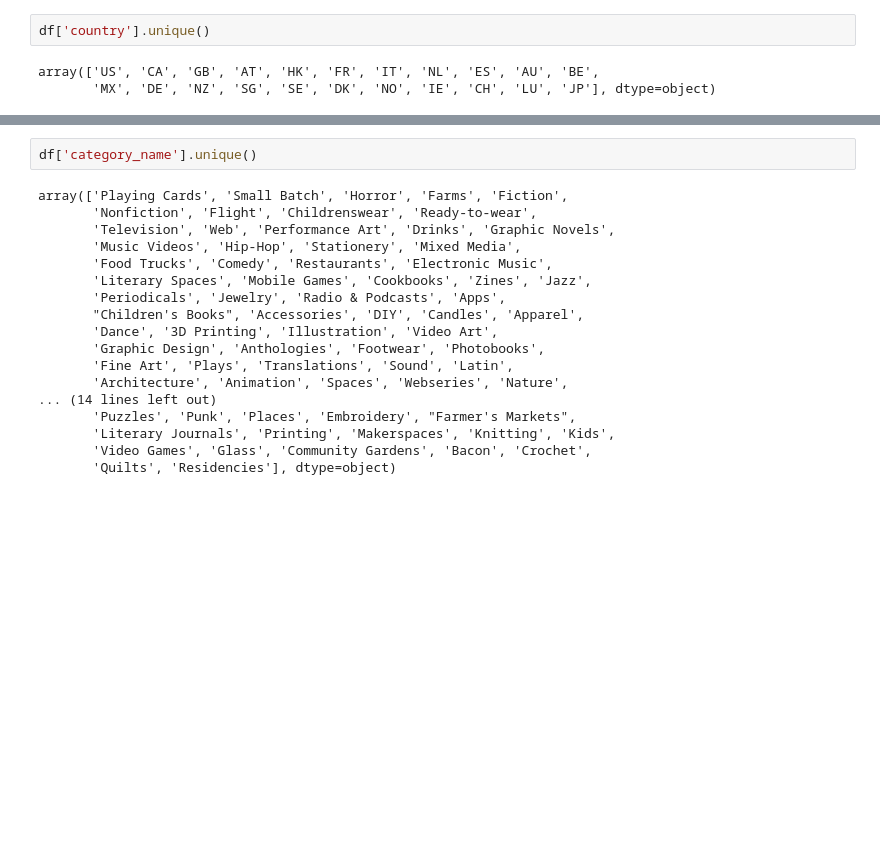
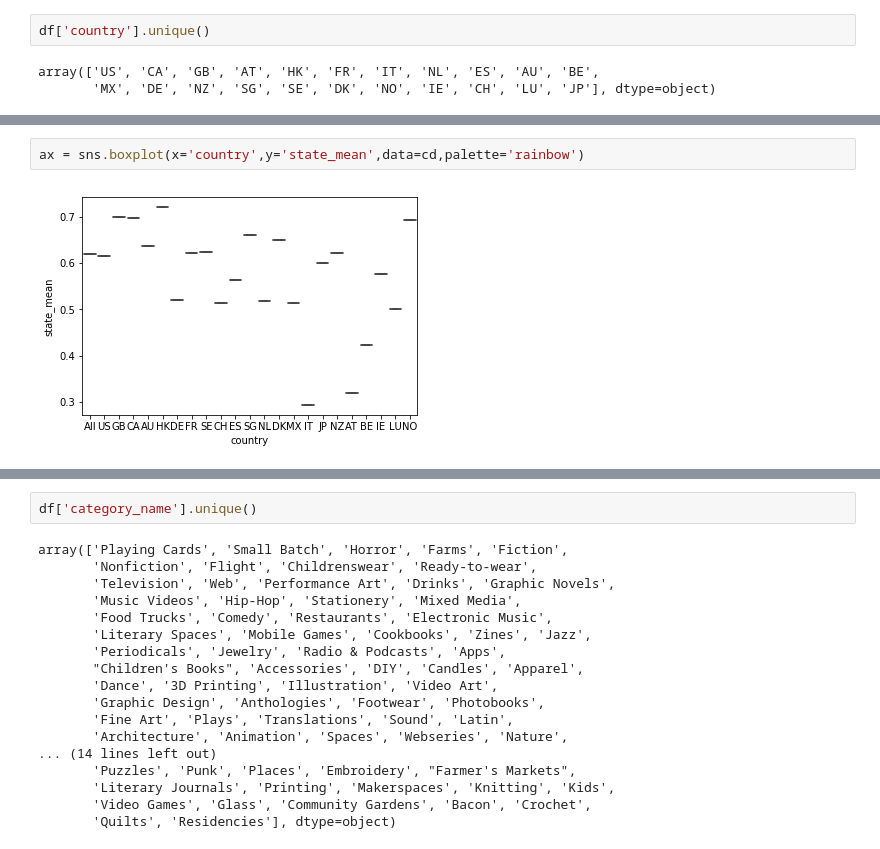
Before and after one commit to cipher813/McMahon_Metis, a Jupyter notebook: Project_3/3_Kickstarter_P0_EDA_DS2.ipynb, the cells around one changed output, grey strips where cells are left out. Saved outputs shown, nothing was run; the diff lists cells and outputs as text; blank space fills up the shorter version.

```diff
--- a/Project_3/3_Kickstarter_P0_EDA_DS2.ipynb
+++ b/Project_3/3_Kickstarter_P0_EDA_DS2.ipynb
@@ -233,0 +235,4 @@ cd
+# %%
+ax = sns.boxplot(x='country',y='state_mean',data=cd,palette='rainbow')
+# %% [output]
+[figure, added]
```
Also changed, not shown: parts of 38 cells of this notebook.
